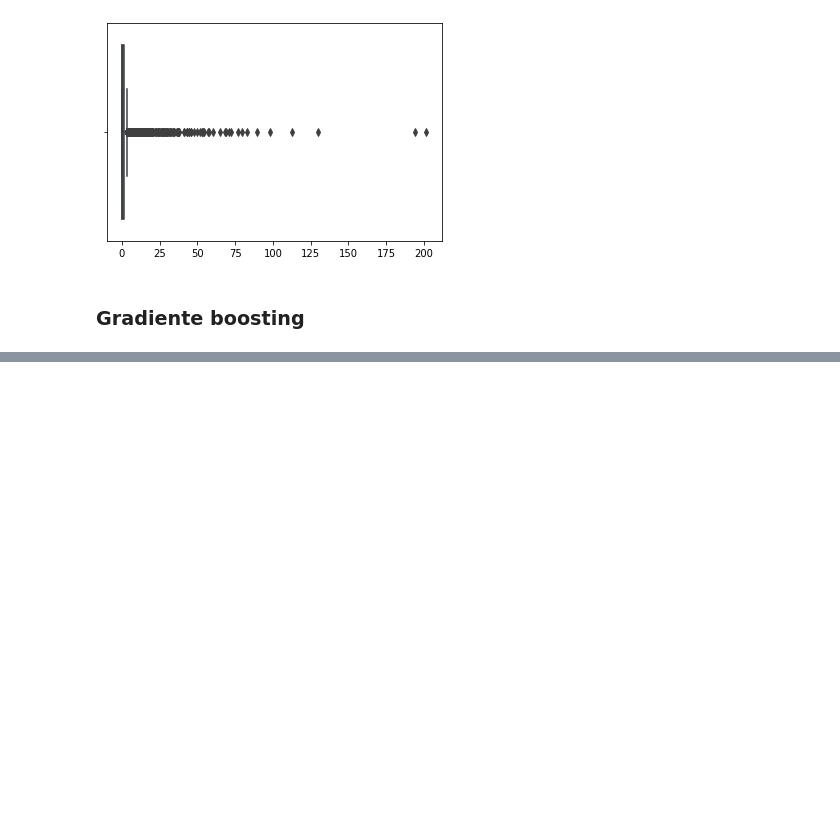
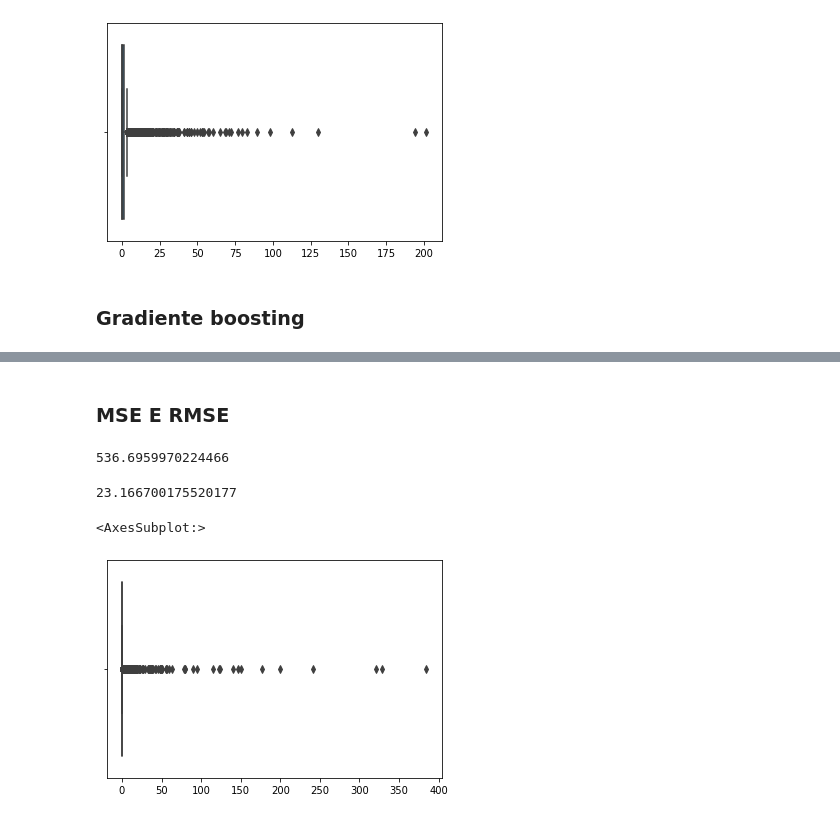
Before and after one commit to thayannefranca/ML_Marketing_Digital, a Jupyter notebook: Predicao_gastos_usuario.ipynb, the cells around one changed output, grey strips where cells are left out. Drawn from its saved outputs; the diff is of its cells as text; code cells hidden in the pictures; blank space fills up the shorter version.

Commit message:
Treinando com Gradiente Boosting e obtendo resultados melhores

```diff
--- a/Predicao_gastos_usuario.ipynb
+++ b/Predicao_gastos_usuario.ipynb
@@ -699,3 +699,5 @@ gb = GradientBoostingRegressor(random_state=42)
 gb.fit(X_train, y_train)
 
 y_pred_gb = gb.predict(X_test)
+# %%
+y_pred_gb[y_pred_gb < 0] = 0
@@ -701,0 +746,16 @@ y_pred_gb = gb.predict(X_test)
+# %% [markdown]
+### MSE E RMSE
+# %%
+mean_squared_error(y_test, y_pred_gb)
+# %% [output]
+536.6959970224466
+# %%
+#Valores melhores em relação a regressão linear
+np.sqrt(mean_squared_error(y_test, y_pred_gb))
+# %% [output]
+23.166700175520177
+# %%
+sns.boxplot(y_pred_gb)
+# %% [output]
+<AxesSubplot:>
+[figure, added]
```
Also changed, not shown: parts of 3 cells of this notebook.
